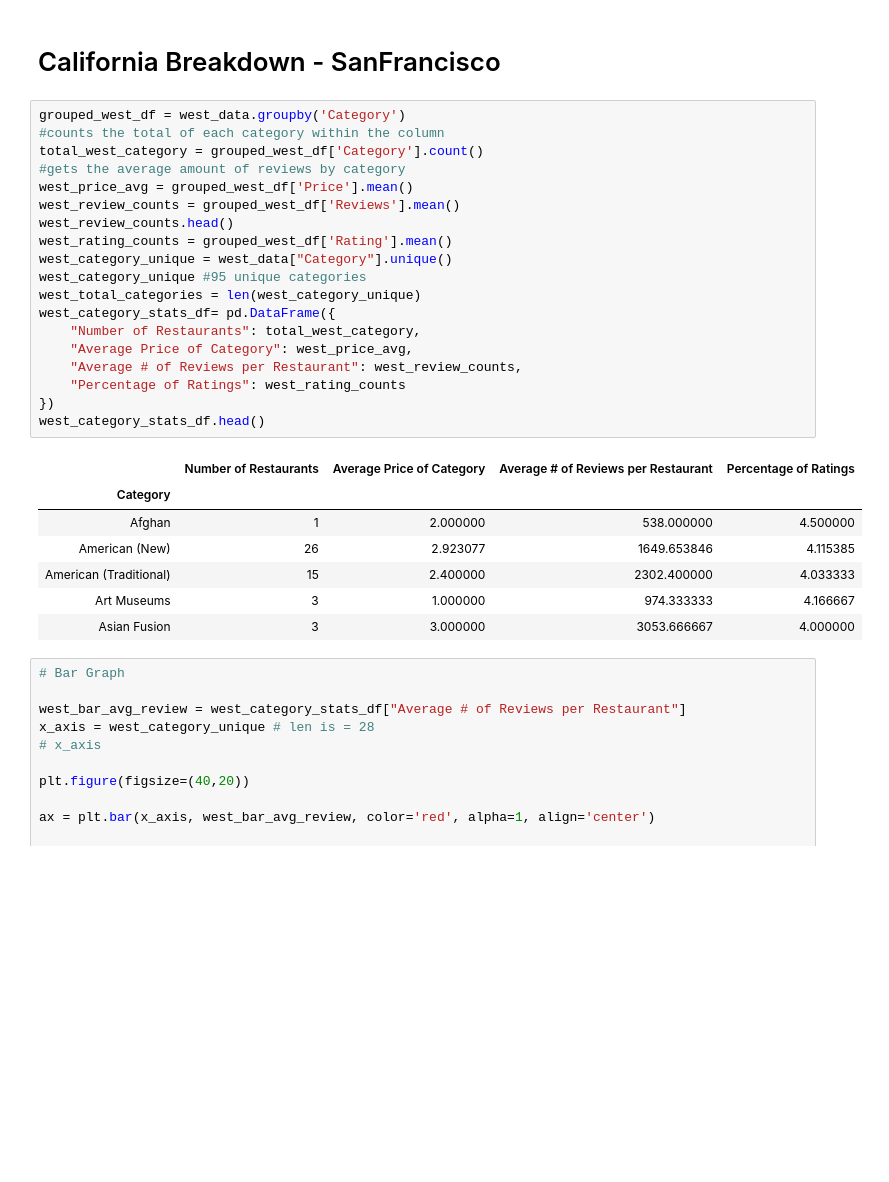
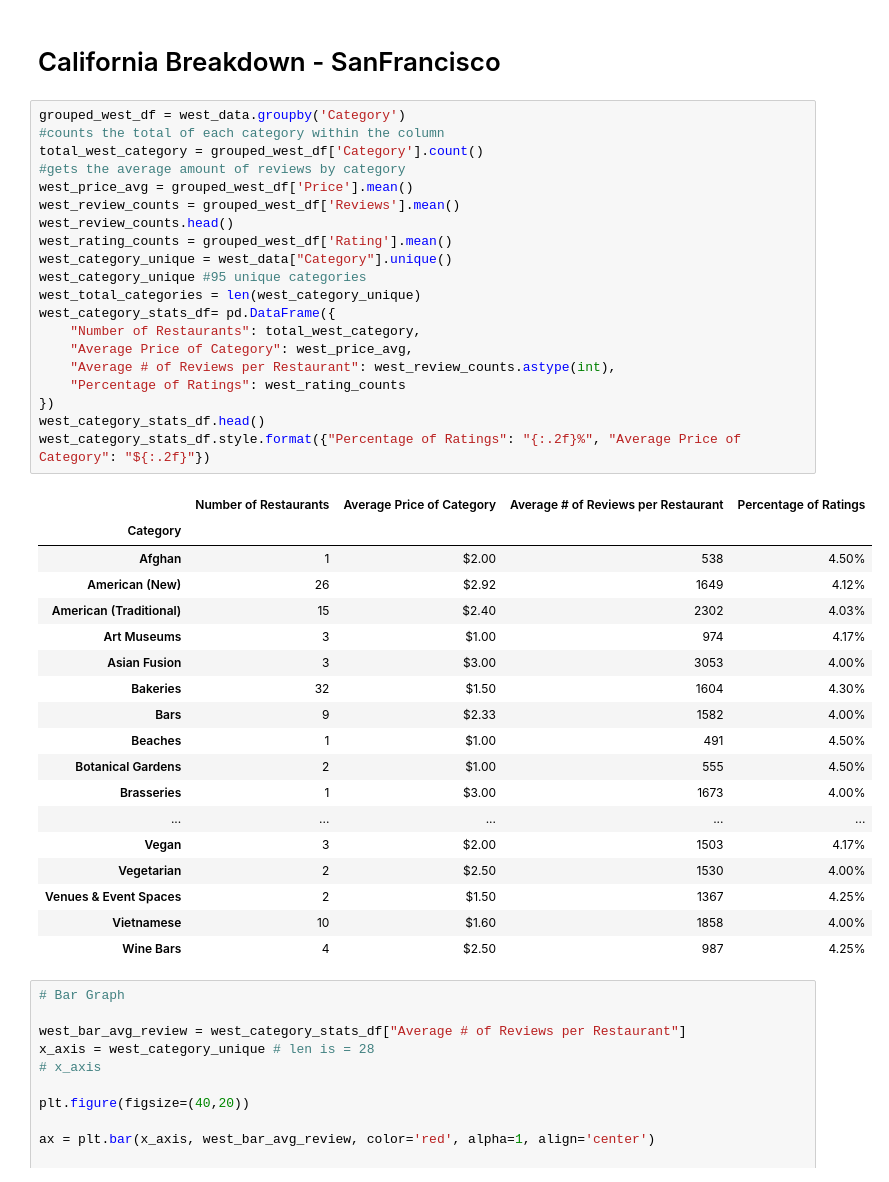
Before and after one commit to elzster/Yelp-Analytics, a Jupyter notebook: ProjectMaster.ipynb, the cells around one changed output. Saved outputs shown, nothing was run; the diff lists cells and outputs as text; blank space fills up the shorter version.

Commit message:
Table Formatting

```diff
--- a/ProjectMaster.ipynb
+++ b/ProjectMaster.ipynb
@@ -136,30 +148,42 @@ fig
 # %%
 grouped_west_df = west_data.groupby('Category')
 #counts the total of each category within the column
 total_west_category = grouped_west_df['Category'].count()
 #gets the average amount of reviews by category
 west_price_avg = grouped_west_df['Price'].mean()
 west_review_counts = grouped_west_df['Reviews'].mean()
 west_review_counts.head()
 west_rating_counts = grouped_west_df['Rating'].mean()
 west_category_unique = west_data["Category"].unique()
 west_category_unique #95 unique categories
 west_total_categories = len(west_category_unique)
 west_category_stats_df= pd.DataFrame({
     "Number of Restaurants": total_west_category,
     "Average Price of Category": west_price_avg,
-    "Average # of Reviews per Restaurant": west_review_counts,
+    "Average # of Reviews per Restaurant": west_review_counts.astype(int),
     "Percentage of Ratings": west_rating_counts
 })
 west_category_stats_df.head()
+west_category_stats_df.style.format({"Percentage of Ratings": "{:.2f}%", "Average Price of Category": "${:.2f}"})
 # %% [output]
 |  | Number of Restaurants | Average Price of Category | Average # of Reviews per Restaurant | Percentage of Ratings |
 | Category |  |  |  |  |
-| Afghan | 1 | 2.000000 | 538.000000 | 4.500000 |
-| American (New) | 26 | 2.923077 | 1649.653846 | 4.115385 |
-| American (Traditional) | 15 | 2.400000 | 2302.400000 | 4.033333 |
-| Art Museums | 3 | 1.000000 | 974.333333 | 4.166667 |
-| Asian Fusion | 3 | 3.000000 | 3053.666667 | 4.000000 |
+| Afghan | 1 | $2.00 | 538 | 4.50% |
+| American (New) | 26 | $2.92 | 1649 | 4.12% |
+| American (Traditional) | 15 | $2.40 | 2302 | 4.03% |
+| Art Museums | 3 | $1.00 | 974 | 4.17% |
+| Asian Fusion | 3 | $3.00 | 3053 | 4.00% |
+| Bakeries | 32 | $1.50 | 1604 | 4.30% |
+| Bars | 9 | $2.33 | 1582 | 4.00% |
+| Beaches | 1 | $1.00 | 491 | 4.50% |
+| Botanical Gardens | 2 | $1.00 | 555 | 4.50% |
+| Brasseries | 1 | $3.00 | 1673 | 4.00% |
+| ... | ... | ... | ... | ... |
+| Vegan | 3 | $2.00 | 1503 | 4.17% |
+| Vegetarian | 2 | $2.50 | 1530 | 4.00% |
+| Venues & Event Spaces | 2 | $1.50 | 1367 | 4.25% |
+| Vietnamese | 10 | $1.60 | 1858 | 4.00% |
+| Wine Bars | 4 | $2.50 | 987 | 4.25% |
 # %%
 # Bar Graph
 
```
Also changed, not shown: parts of 3 cells of this notebook.
